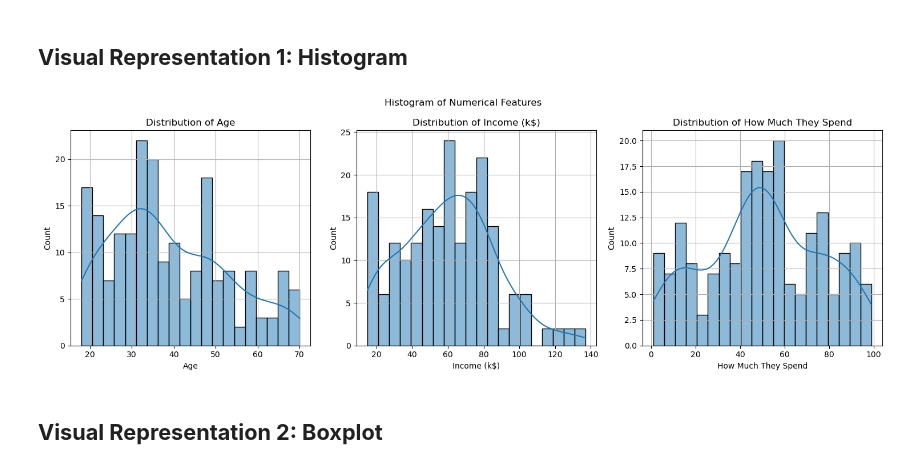
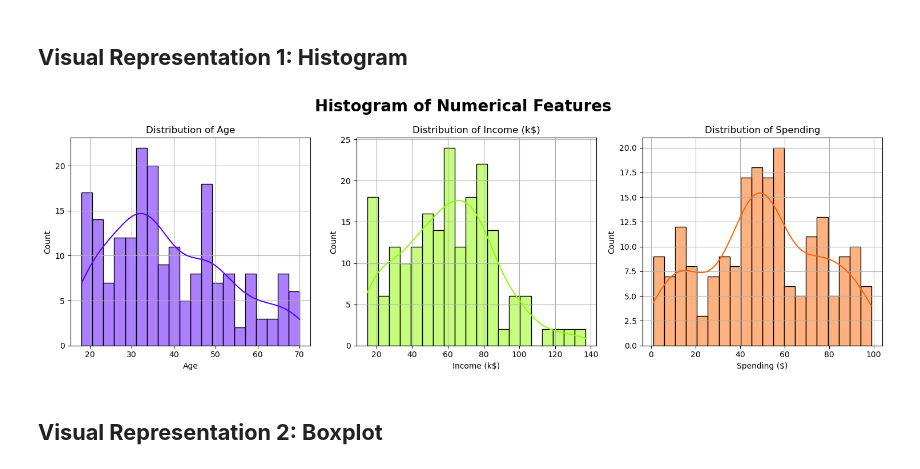
Before and after one commit to Cayden08/AIML, a Jupyter notebook: CA2/p2510893_CA2_PartA_Cayden.ipynb, the cells around one changed output. Cells and saved outputs as stored; diff of their text form; code cells hidden in the pictures.

```diff
--- a/CA2/p2510893_CA2_PartA_Cayden.ipynb
+++ b/CA2/p2510893_CA2_PartA_Cayden.ipynb
@@ -191,28 +191,28 @@ dtype: int64
 # %% [markdown]
 ## **Visual Representation 1: Histogram**
 # %%
-numerical_cols = ['Age', 'Income (k$)', 'How Much They Spend']
+fig, axes = plt.subplots(1, 3, figsize=(15, 5))
 
-plt.figure(figsize=(15, 5))
-plt.suptitle('Histogram of Numerical Features')
+sns.histplot(customer_df['Age'], bins=20, ax=axes[0], kde=True, color="#5900FF")
+axes[0].set_title('Distribution of Age')
+axes[0].set_xlabel('Age')
+axes[0].grid(True)
 
-for i, col in enumerate(numerical_cols, 1):
-    plt.subplot(1, 3, i)
-    sns.histplot(
-        data=customer_df,
-        x=col,
-        bins=20,
-        kde=True
-    )
-    plt.title(f'Distribution of {col}')
-    plt.xlabel(col)
-    plt.ylabel('Count')
-    plt.grid(True)
+sns.histplot(customer_df['Income (k$)'], bins=20, ax=axes[1], kde=True, color="#8FFD00")
+axes[1].set_title('Distribution of Income (k$)')
+axes[1].set_xlabel('Income (k$)')
+axes[1].grid(True)
 
+sns.histplot(customer_df['How Much They Spend'], bins=20, ax=axes[2], kde=True, color="#FF6403")
+axes[2].set_title('Distribution of Spending')
+axes[2].set_xlabel('Spending ($)')
+axes[2].grid(True)
+
+plt.suptitle('Histogram of Numerical Features', fontsize=20, fontweight='bold')
 plt.tight_layout()
 plt.show()
 # %% [output]
-[figure, old version]
+[figure, new version]
 # %% [markdown]
 ## **Visual Representation 2: Boxplot**
 # %%
```
Also changed, not shown: parts of 4 cells of this notebook.
